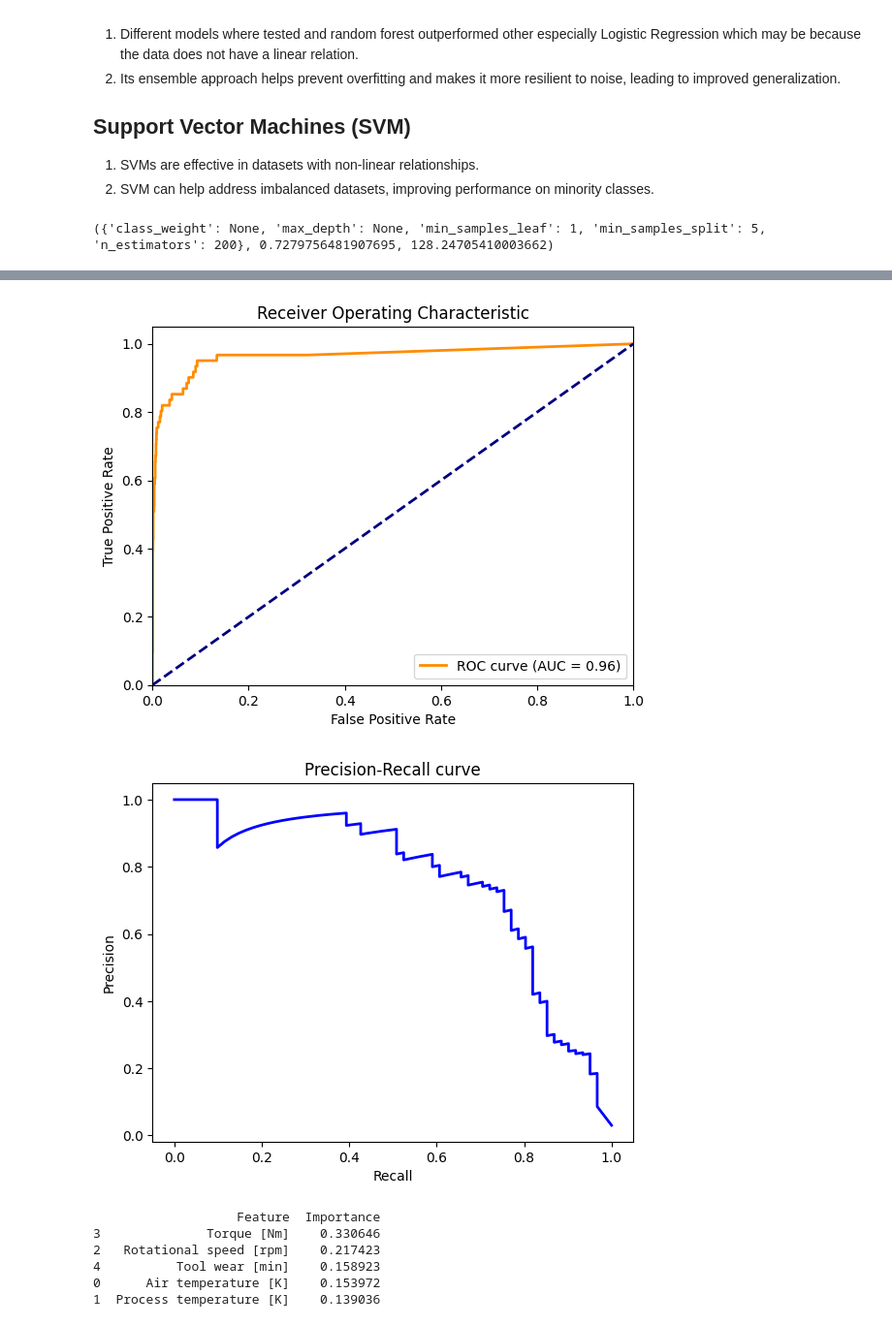
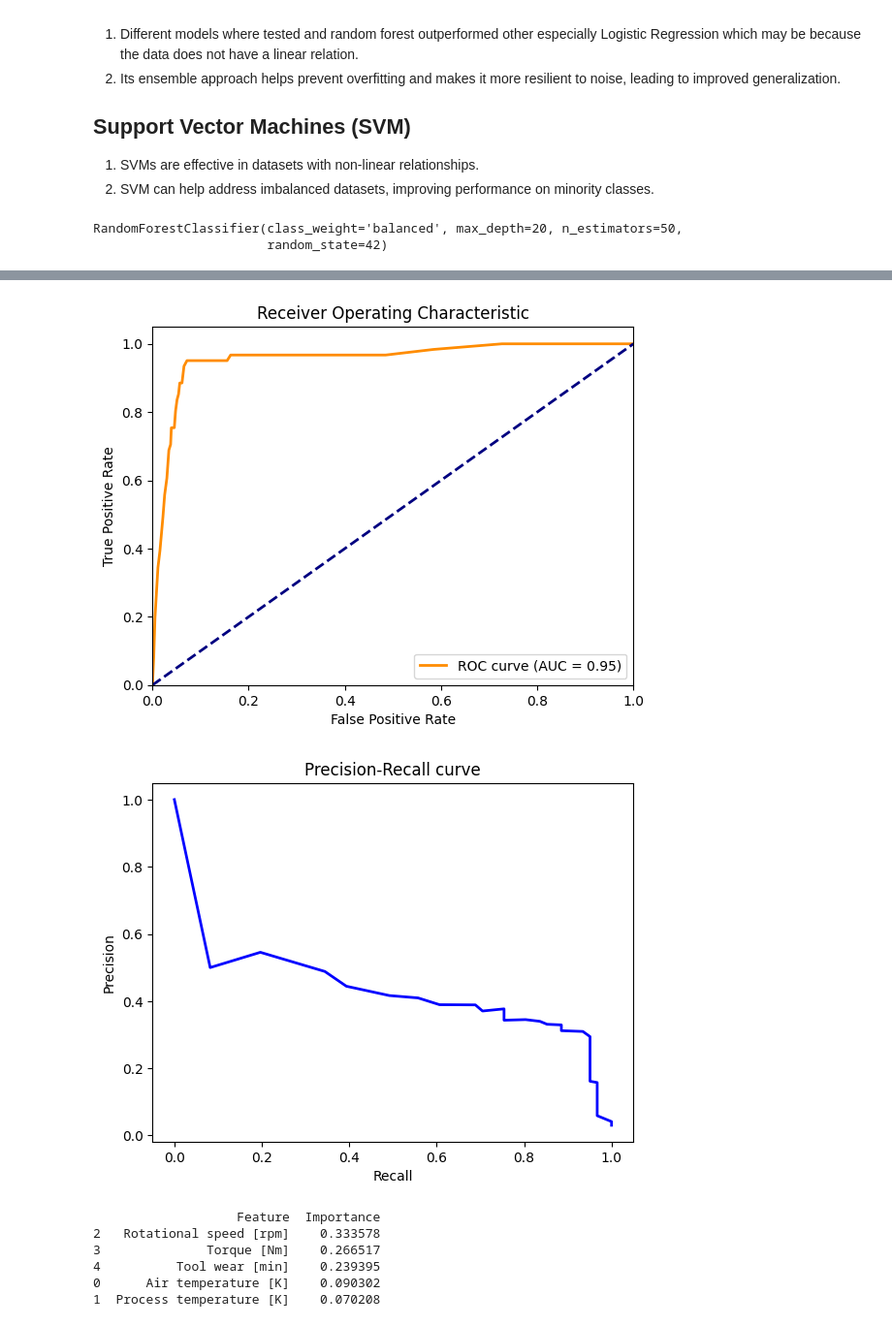
Before and after one commit to andersbloch09/Applied_Machine_Learning_Course, a Jupyter notebook: Solution.ipynb, the cells around one changed output, grey strips where cells are left out. Shown at 97% size. Saved outputs shown, nothing was run; the diff lists cells and outputs as text; code cells hidden in the pictures.

```diff
--- a/Solution.ipynb
+++ b/Solution.ipynb
@@ -115,25 +120,43 @@ def grid_search_cv(X_train_scaled, y_train):
 
     return grid_search.best_estimator_, (grid_search.best_params_, grid_search.best_score_, duration)
 
-grid_result, returns = grid_search_cv(X_train, y_train)
-print(returns)
+# Create the RandomForestClassifier model with specified hyperparameters
+rf = RandomForestClassifier(
+    class_weight='balanced',
+    max_depth=20,
+    min_samples_leaf=1,
+    min_samples_split=2,
+    n_estimators=50,
+    random_state=42
+)
+
+# Fit the model on the training data
+rf.fit(X_train, y_train)
+
+#grid_result, returns = grid_search_cv(X_train, y_train)
+#print(returns)
 # %% [output]
-({'class_weight': None, 'max_depth': None, 'min_samples_leaf': 1, 'min_samples_split': 5, 'n_estimators': 200}, 0.7279756481907695, 128.24705410003662)
+RandomForestClassifier(class_weight='balanced', max_depth=20, n_estimators=50,
+                       random_state=42)
 # %%
 # Perform cross-validation to check for outliers
 # Stratification: Ensures that each fold has the same proportion of class labels as the original dataset.
 # K-Folds: The dataset is split into k equally sized folds.
 # Training and Validation: In each iteration, one fold is used for validation, and the remaining k-1 folds are used for training.
-cv = StratifiedKFold(n_splits=5, shuffle=True, random_state=42)
-cross_val_scores = cross_val_score(grid_result, X_train, y_train, cv=cv, scoring='f1')
+# cv = StratifiedKFold(n_splits=5, shuffle=True, random_state=42)
+# cross_val_scores = cross_val_score(grid_result, X_train, y_train, cv=cv, scoring='f1')
+#
+# print("Cross-validation scores:", cross_val_scores)
+# print("Mean cross-validation score:", cross_val_scores.mean())
+# print("Standard deviation of cross-validation scores:", cross_val_scores.std())
+#
+# # Assuming y_test and y_pred are already defined
+# y_pred = grid_result.predict(X_test)
+# y_pred_proba = grid_result.predict_proba(X_test)[:, 1]
 
-print("Cross-validation scores:", cross_val_scores)
-print("Mean cross-validation score:", cross_val_scores.mean())
-print("Standard deviation of cross-validation scores:", cross_val_scores.std())
-
-# Assuming y_test and y_pred are already defined
-y_pred = grid_result.predict(X_test)
-y_pred_proba = grid_result.predict_proba(X_test)[:, 1]
+# Make predictions on the test set
+y_pred = rf.predict(X_test)
+y_pred_proba = rf.predict_proba(X_test)[:, 1]
 
 # Print classification report
 print(classification_report(y_test, y_pred))
@@ -169,9 +192,8 @@ plt.title('Precision-Recall curve')
 plt.show()
 
 
-
 # Assuming grid_result is the best Random Forest model from GridSearchCV
-feature_importances = grid_result.feature_importances_
+feature_importances = rf.feature_importances_
 feature_names = X.columns  # Ensure feature names are taken from the correct DataFrame
 
 # Create a DataFrame for feature importances
@@ -197,11 +216,11 @@ weighted avg       0.98      0.98      0.98      2000
-[figure, old version]
+[figure, new version]
-[figure, old version]
+[figure, new version]
                    Feature  Importance
-3              Torque [Nm]    0.330646
-2   Rotational speed [rpm]    0.217423
-4          Tool wear [min]    0.158923
-0      Air temperature [K]    0.153972
-1  Process temperature [K]    0.139036
+2   Rotational speed [rpm]    0.333578
+3              Torque [Nm]    0.266517
+4          Tool wear [min]    0.239395
+0      Air temperature [K]    0.090302
+1  Process temperature [K]    0.070208
 # %%
 def grid_search_cv(X_train_scaled, y_train):
     param_grid = {
```
Also changed, not shown: parts of 6 cells of this notebook.
